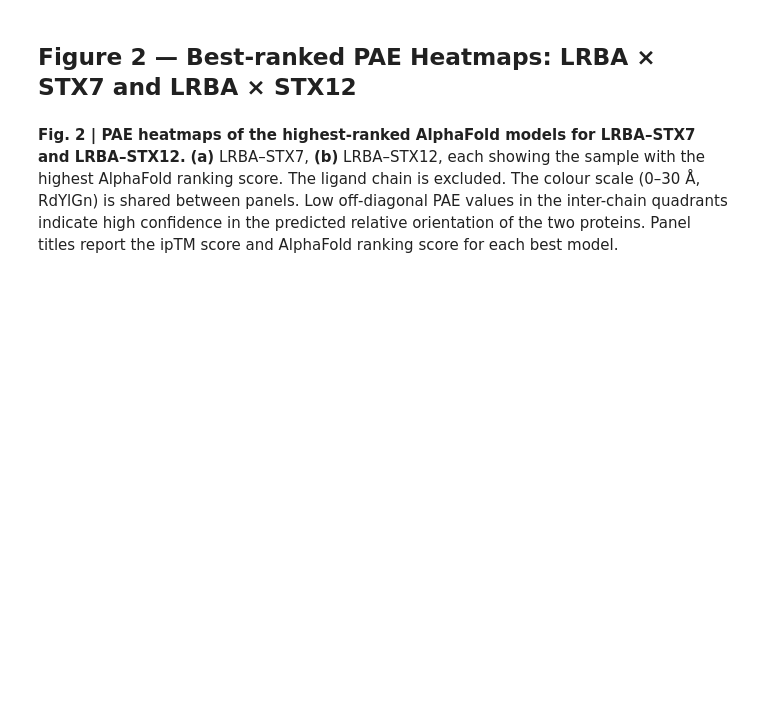
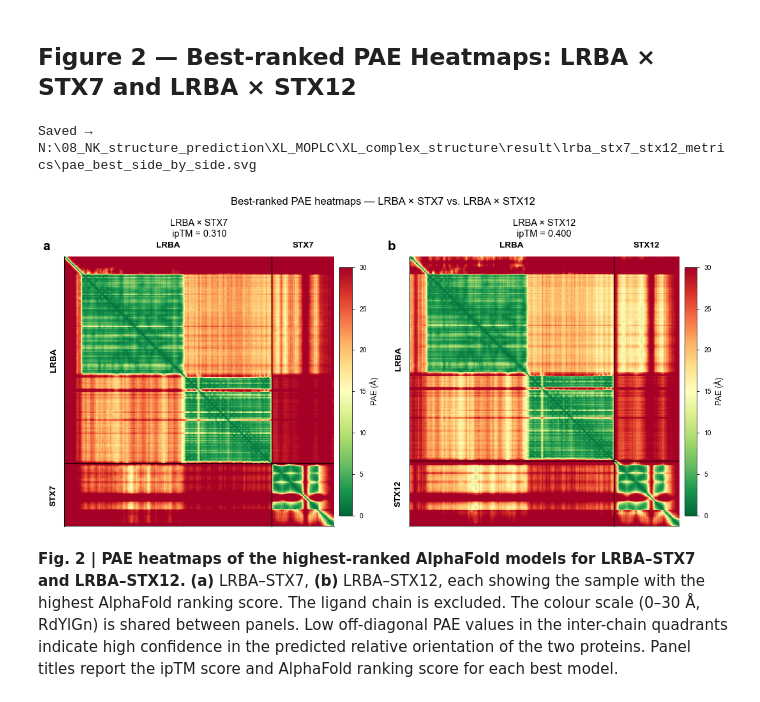
Before and after one commit to zhangzh-orange/XL_complex_structure, a Jupyter notebook: src/postprocess/metrics_lrba_stx7_stx12.ipynb, the cells around one changed output. Drawn from its saved outputs; the diff is of its cells as text; code cells hidden in the pictures; blank space fills up the shorter version.

```diff
--- a/src/postprocess/metrics_lrba_stx7_stx12.ipynb
+++ b/src/postprocess/metrics_lrba_stx7_stx12.ipynb
@@ -289,36 +289,39 @@ for ax, (samples, chain_gene, pair_name), panel in zip(
     unique_chains = list(dict.fromkeys(tc))
     offset = N * 0.04
     for k, c in enumerate(unique_chains):
         mid  = (bounds[k] + bounds[k + 1]) / 2
         name = chain_gene.get(c, c)
         ax.text(mid, -offset, name, ha="center", va="center",
-                fontsize=6.5, rotation=30, clip_on=False, fontweight="bold")
+                fontsize=6.5, rotation=0, clip_on=False, fontweight="bold")
         ax.text(-offset, mid, name, ha="center", va="center",
                 fontsize=6.5, rotation=90, clip_on=False, fontweight="bold")
 
     ax.set_xticks([])
     ax.set_yticks([])
     for spine in ax.spines.values():
         spine.set_linewidth(0.5)
 
     iptm_val = best["summary"].get("iptm", np.nan)
     iptm_str = f"{iptm_val:.3f}" if isinstance(iptm_val, float) and not np.isnan(iptm_val) else str(iptm_val)
     ax.set_title(
-        f"{pair_name}\nipTM = {iptm_str}  |  rank = {best['rank_score']:.4f}",
-        pad=6, fontsize=7,
+        f"{pair_name}\nipTM = {iptm_str}",
+        pad=15, fontsize=7,
     )
 
     cb = fig.colorbar(im, ax=ax, fraction=0.046, pad=0.02, shrink=0.88)
     cb.set_label("PAE (Å)", labelpad=2, fontsize=6)
     cb.ax.tick_params(labelsize=5, width=0.4, length=2)
     cb.outline.set_linewidth(0.4)
 
     ax.text(-0.08, 1.06, panel, transform=ax.transAxes,
             fontsize=10, fontweight="bold", va="top")
 
 fig.suptitle("Best-ranked PAE heatmaps — LRBA × STX7 vs. LRBA × STX12", fontsize=8)
 save_fig(fig, "pae_best_side_by_side")
 plt.show()
+# %% [output]
+Saved → N:\08_NK_structure_prediction\XL_MOPLC\XL_complex_structure\result\lrba_stx7_stx12_metrics\pae_best_side_by_side.svg
+[figure, added]
 # %% [markdown]
 **Fig. 2 | PAE heatmaps of the highest-ranked AlphaFold models for LRBA–STX7 and LRBA–STX12.**
 **(a)** LRBA–STX7, **(b)** LRBA–STX12, each showing the sample with the highest AlphaFold ranking score. The ligand chain is excluded. The colour scale (0–30 Å, RdYlGn) is shared between panels. Low off-diagonal PAE values in the inter-chain quadrants indicate high confidence in the predicted relative orientation of the two proteins. Panel titles report the ipTM score and AlphaFold ranking score for each best model.
```
Also changed, not shown: 50 other files.
